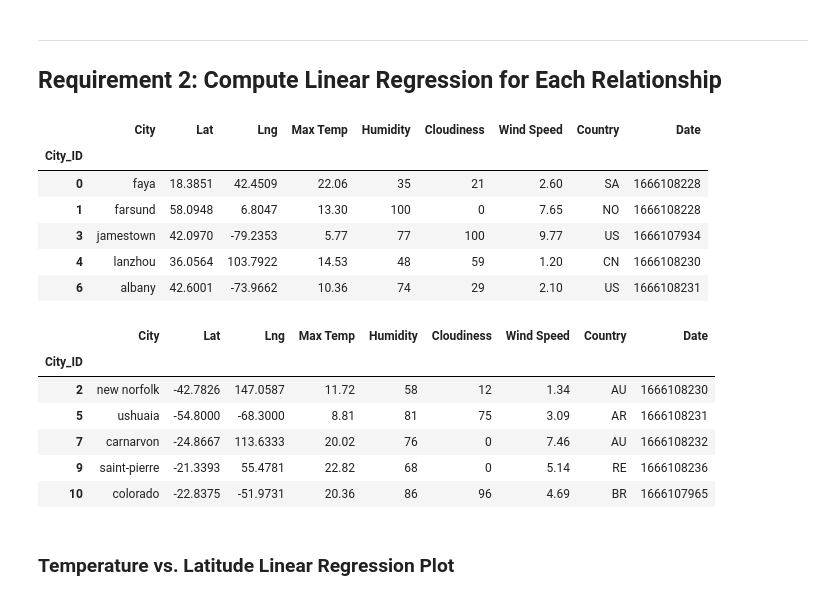
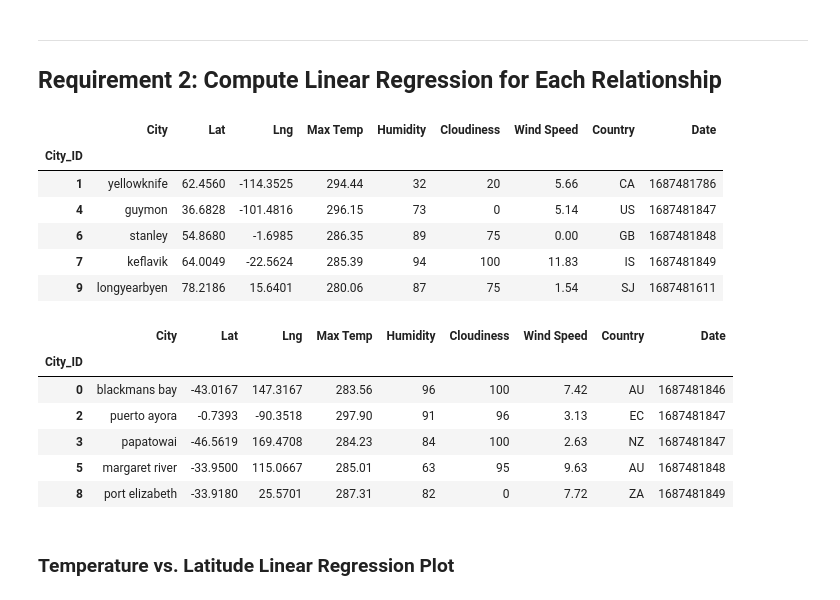
Before and after one commit to eric-blanchard/python-api-challenge, a Jupyter notebook: WeatherPy/WeatherPy.ipynb, the cells around one changed output. Saved outputs shown, nothing was run; the diff lists cells and outputs as text; code cells hidden in the pictures.

```diff
--- a/WeatherPy/WeatherPy.ipynb
+++ b/WeatherPy/WeatherPy.ipynb
@@ -325,30 +319,30 @@ plt.show()
 # %%
 # Create a DataFrame with the Northern Hemisphere data (Latitude >= 0)
-# YOUR CODE HERE
+northern_hemi_df = city_data_df[city_data_df["Lat"] >= 0]
 
 # Display sample data
 northern_hemi_df.head()
 # %% [output]
 |  | City | Lat | Lng | Max Temp | Humidity | Cloudiness | Wind Speed | Country | Date |
 | City_ID |  |  |  |  |  |  |  |  |  |
-| 0 | faya | 18.3851 | 42.4509 | 22.06 | 35 | 21 | 2.60 | SA | 1666108228 |
-| 1 | farsund | 58.0948 | 6.8047 | 13.30 | 100 | 0 | 7.65 | NO | 1666108228 |
-| 3 | jamestown | 42.0970 | -79.2353 | 5.77 | 77 | 100 | 9.77 | US | 1666107934 |
-| 4 | lanzhou | 36.0564 | 103.7922 | 14.53 | 48 | 59 | 1.20 | CN | 1666108230 |
-| 6 | albany | 42.6001 | -73.9662 | 10.36 | 74 | 29 | 2.10 | US | 1666108231 |
+| 1 | yellowknife | 62.4560 | -114.3525 | 294.44 | 32 | 20 | 5.66 | CA | 1687481786 |
+| 4 | guymon | 36.6828 | -101.4816 | 296.15 | 73 | 0 | 5.14 | US | 1687481847 |
+| 6 | stanley | 54.8680 | -1.6985 | 286.35 | 89 | 75 | 0.00 | GB | 1687481848 |
+| 7 | keflavik | 64.0049 | -22.5624 | 285.39 | 94 | 100 | 11.83 | IS | 1687481849 |
+| 9 | longyearbyen | 78.2186 | 15.6401 | 280.06 | 87 | 75 | 1.54 | SJ | 1687481611 |
 # %%
 # Create a DataFrame with the Southern Hemisphere data (Latitude < 0)
-# YOUR CODE HERE
+southern_hemi_df = city_data_df[city_data_df["Lat"] <= 0]
 
 # Display sample data
 southern_hemi_df.head()
 # %% [output]
 |  | City | Lat | Lng | Max Temp | Humidity | Cloudiness | Wind Speed | Country | Date |
 | City_ID |  |  |  |  |  |  |  |  |  |
-| 2 | new norfolk | -42.7826 | 147.0587 | 11.72 | 58 | 12 | 1.34 | AU | 1666108230 |
-| 5 | ushuaia | -54.8000 | -68.3000 | 8.81 | 81 | 75 | 3.09 | AR | 1666108231 |
-| 7 | carnarvon | -24.8667 | 113.6333 | 20.02 | 76 | 0 | 7.46 | AU | 1666108232 |
-| 9 | saint-pierre | -21.3393 | 55.4781 | 22.82 | 68 | 0 | 5.14 | RE | 1666108236 |
-| 10 | colorado | -22.8375 | -51.9731 | 20.36 | 86 | 96 | 4.69 | BR | 1666107965 |
+| 0 | blackmans bay | -43.0167 | 147.3167 | 283.56 | 96 | 100 | 7.42 | AU | 1687481846 |
+| 2 | puerto ayora | -0.7393 | -90.3518 | 297.90 | 91 | 96 | 3.13 | EC | 1687481847 |
+| 3 | papatowai | -46.5619 | 169.4708 | 284.23 | 84 | 100 | 2.63 | NZ | 1687481847 |
+| 5 | margaret river | -33.9500 | 115.0667 | 285.01 | 63 | 95 | 9.63 | AU | 1687481848 |
+| 8 | port elizabeth | -33.9180 | 25.5701 | 287.31 | 82 | 0 | 7.72 | ZA | 1687481849 |
 # %% [markdown]
 ###  Temperature vs. Latitude Linear Regression Plot
```
Also changed, not shown: parts of 29 cells of this notebook, 13 other files.
